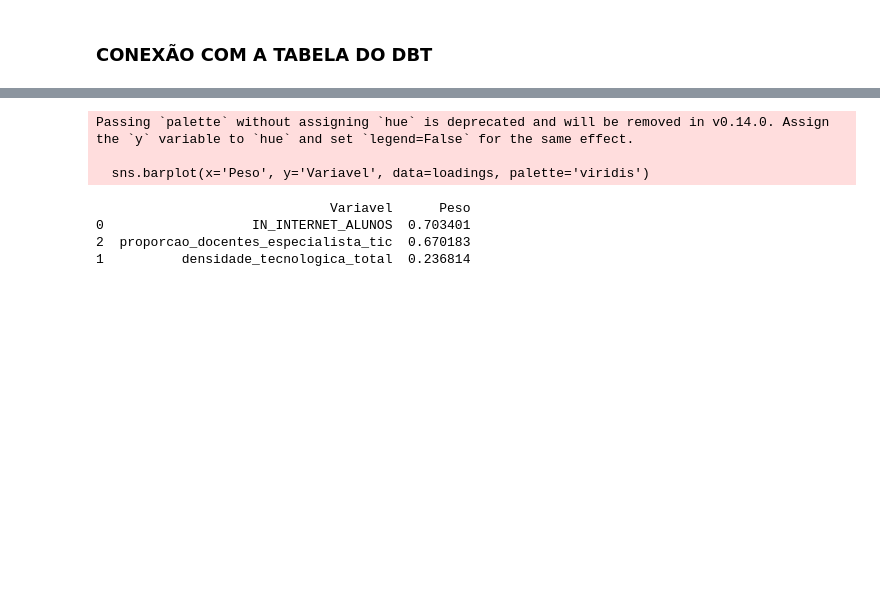
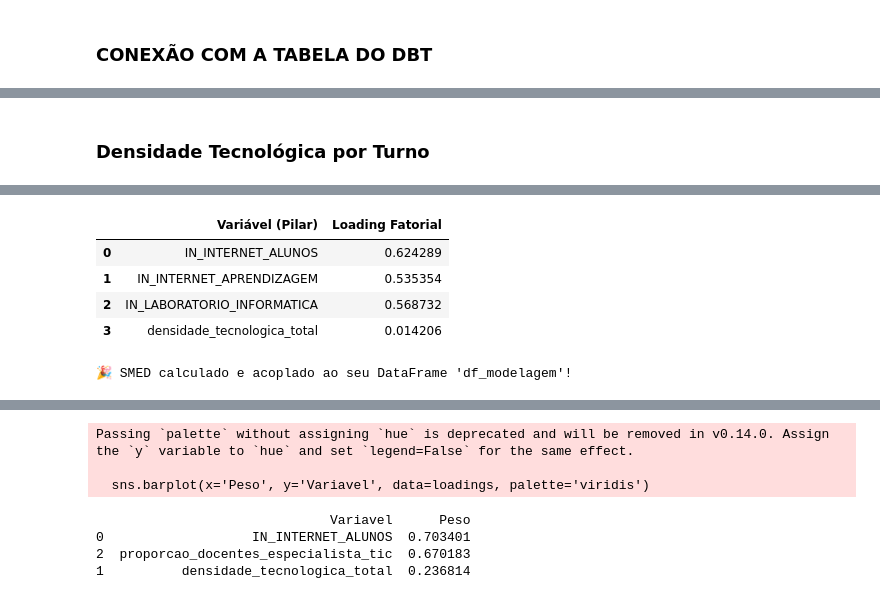
Before and after one commit to thalias-silva/education-digital-inequality-analysis, a Jupyter notebook: notebooks/02_analise_exclusao.ipynb, the cells around one changed output, grey strips where cells are left out. Saved outputs shown, nothing was run; the diff lists cells and outputs as text; code cells hidden in the pictures; blank space fills up the shorter version.

```diff
--- a/notebooks/02_analise_exclusao.ipynb
+++ b/notebooks/02_analise_exclusao.ipynb
@@ -255,0 +327,2 @@ Name: SMED_FINAL, dtype: float64
+# %% [markdown]
+### Densidade Tecnológica por Turno
@@ -255,0 +399,68 @@ Name: SMED_FINAL, dtype: float64
+# %%
+# ==============================================================================
+# 5. TESTES DE ADEQUAÇÃO DA AMOSTRA (KMO E BARTLETT)
+# ==============================================================================
+# O teste de Bartlett avalia se a matriz de correlação não é uma matriz identidade
+chi_square, p_value_bartlett = calculate_bartlett_sphericity(X_scaled)
+
+# O KMO avalia a adequação geral dos dados (desejável > 0.60)
+kmo_per_variable, kmo_total = calculate_kmo(X_scaled)
+
+print(f"--- TESTES DE ADEQUAÇÃO E ADERÊNCIA ---")
+print(f"Teste de Esfericidade de Bartlett (p-valor): {p_value_bartlett:.5f}")
+if p_value_bartlett < 0.05:
+    print("  ↳ ✅ Diferença estatisticamente significante! A matriz de dados é fatorável.")
+else:
+    print("  ↳ ❌ Atenção: A matriz de dados pode não ser adequada para fatoração.")
+
+print(f"\nKMO Geral da Amostra: {kmo_total:.3f}")
+if kmo_total >= 0.60:
+    print("  ↳ ✅ Excelente! Amostra altamente adequada para Análise Fatorial/PCA.")
+else:
+    print("  ↳ ❌ Atenção: KMO abaixo de 0.60 indica fraca correlação entre as variáveis.")
+
+# ==============================================================================
+# 6. EXECUÇÃO DO PCA (ANÁLISE DE COMPONENTES PRINCIPAIS)
+# ==============================================================================
+# Ajustamos o modelo com todos os componentes para avaliar os Autovalores
+pca_completo = PCA()
+pca_completo.fit(X_scaled)
+
+print(f"\n--- ANÁLISE DOS COMPONENTES (CRITÉRIO DE KAISER) ---")
+autovalores = pca_completo.explained_variance_
+variancia_explicada = pca_completo.explained_variance_ratio_
+
+for i, (ev, var) in enumerate(zip(autovalores, variancia_explicada)):
+    print(f"Componente Principal {i+1}: Autovalor = {ev:.3f} | Variância Explicada = {var*100:.2f}%")
+
+# ==============================================================================
+# 7. EXTRAÇÃO E CONSTRUÇÃO DO SMED (PRIMEIRO COMPONENTE PRINCIPAL - CP1)
+# ==============================================================================
+# Instanciamos o PCA retendo apenas o CP1 para servir de indexador sintético
+pca_smed = PCA(n_components=1)
+df_modelagem['SMED_bruto'] = pca_smed.fit_transform(X_scaled)
+
+# Tratamento de Sinal: Garantir que MAIOR score represente MAIOR exclusão digital
+# Como IN_INTERNET_ALUNOS = 1 indica INCLUSÃO, o loading natural no CP1 será negativo.
+# Multiplicamos por -1 para inverter a lógica (escola sem nada = score alto)
+loadings = pca_smed.components_[0]
+if loadings[0] < 0:
+    df_modelagem['SMED_bruto'] = -df_modelagem['SMED_bruto']
+
+# Transformação Min-Max para escalonar o SMED estritamente entre 0 e 100
+from sklearn.preprocessing import MinMaxScaler
+scaler_minmax = MinMaxScaler(feature_range=(0, 100))
+df_modelagem['SMED'] = scaler_minmax.fit_transform(df_modelagem[['SMED_bruto']])
+
+# ==============================================================================
+# 8. EXIBIÇÃO DOS PESOS (LOADINGS) QUE ACABAMOS DE CALCULAR
+# ==============================================================================
+print(f"\n--- PESOS (LOADINGS COMPLETO) DO SMED NO CP1 ---")
+tabela_loadings = pd.DataFrame({
+    'Variável (Pilar)': features_pca,
+    'Loading Fatorial': pca_smed.components_[0]
+})
+display(tabela_loadings)
+
+print("\n🎉 SMED calculado e acoplado ao seu DataFrame 'df_modelagem'!")
+# %% [output]
@@ -255,0 +481,6 @@ Name: SMED_FINAL, dtype: float64
+|  | Variável (Pilar) | Loading Fatorial |
+| 0 | IN_INTERNET_ALUNOS | 0.624289 |
+| 1 | IN_INTERNET_APRENDIZAGEM | 0.535354 |
+| 2 | IN_LABORATORIO_INFORMATICA | 0.568732 |
+| 3 | densidade_tecnologica_total | 0.014206 |
+🎉 SMED calculado e acoplado ao seu DataFrame 'df_modelagem'!
```
Also changed, not shown: parts of 23 cells of this notebook.
